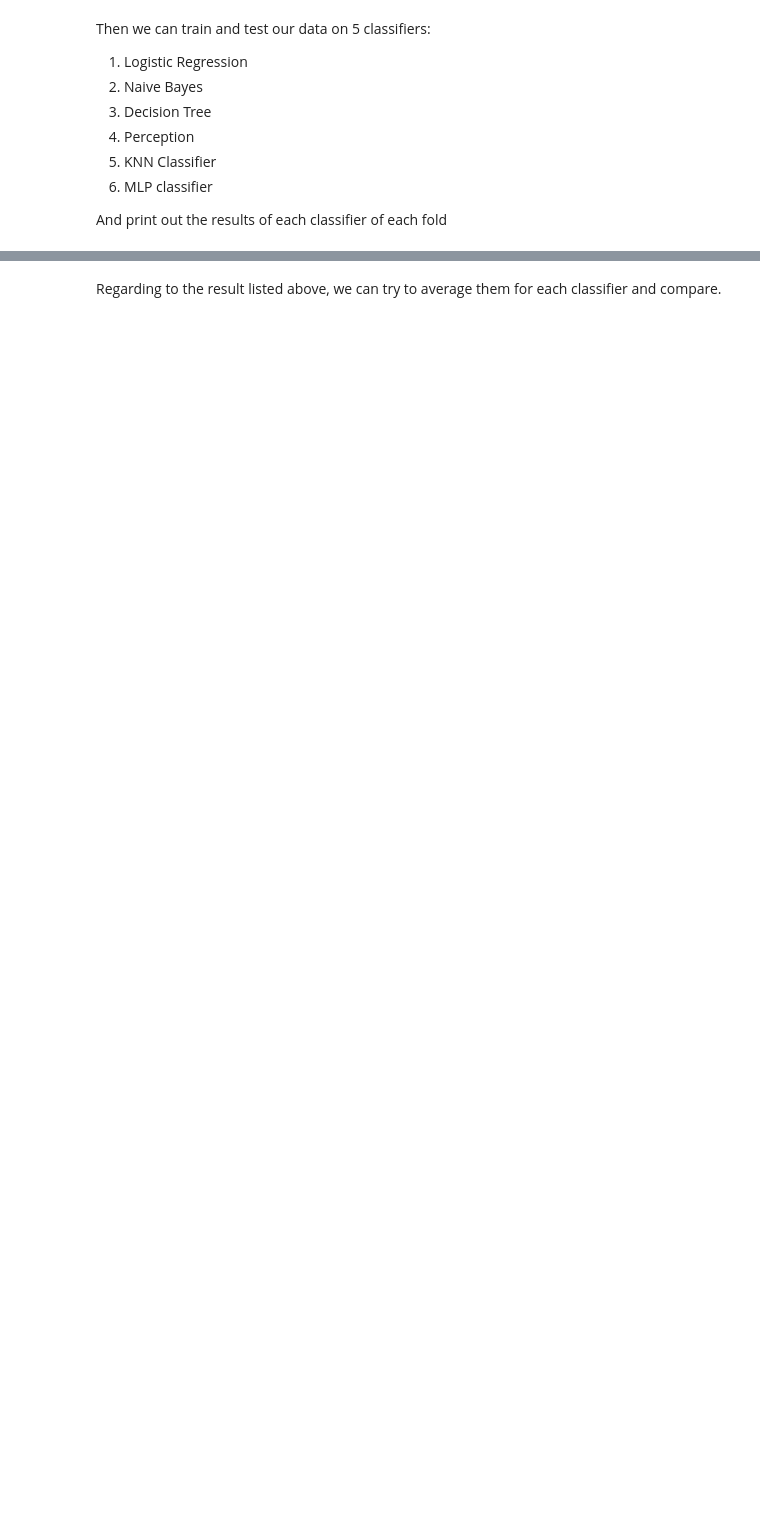
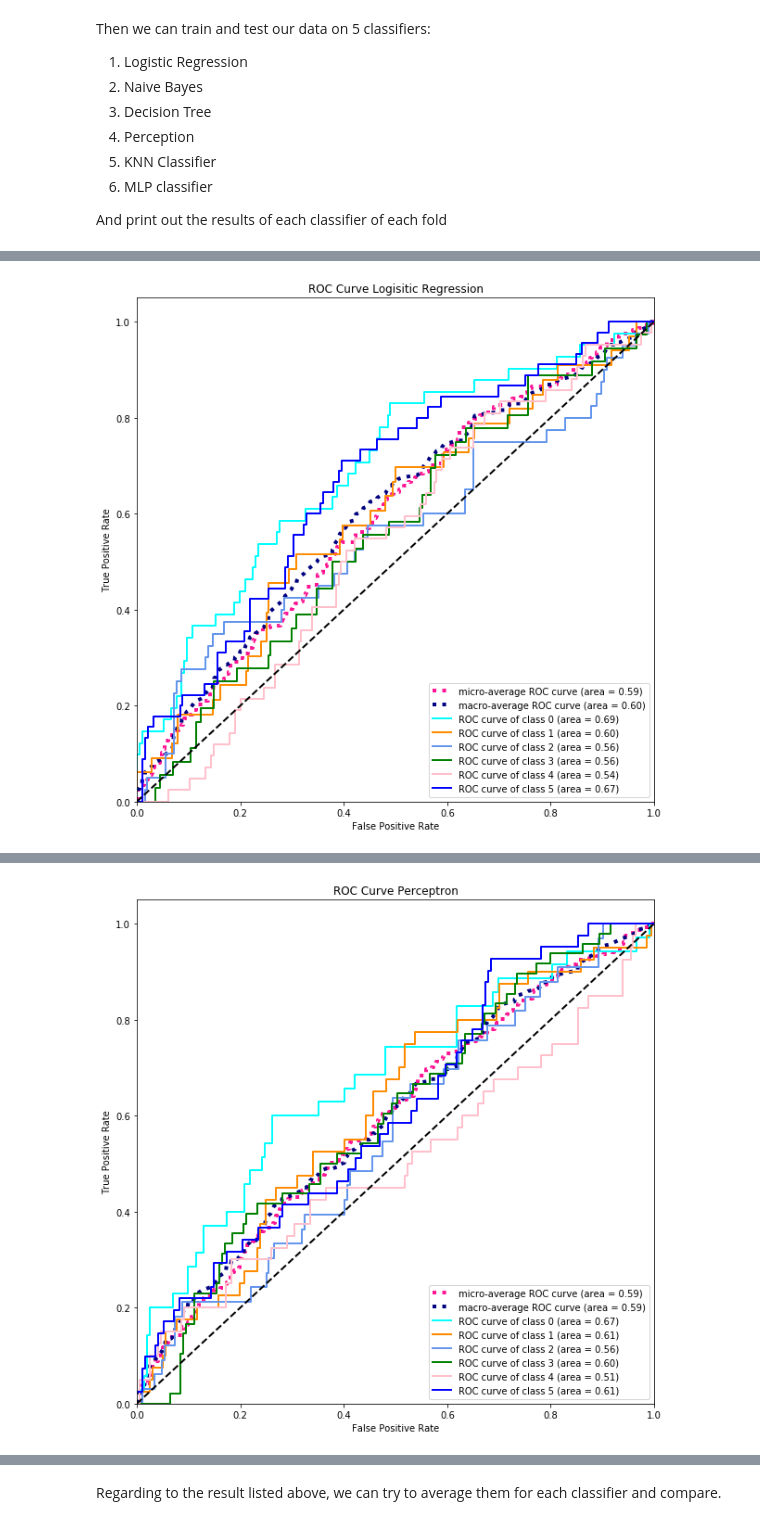
Before and after one commit to Chloeiii/SENG474, a Jupyter notebook: Project_Recipe.ipynb, the cells around one changed output, grey strips where cells are left out. Drawn from its saved outputs; the diff is of its cells as text; code cells hidden in the pictures; blank space fills up the shorter version.

```diff
--- a/Project_Recipe.ipynb
+++ b/Project_Recipe.ipynb
@@ -197,6 +198,6 @@ rating <3.7 - unwelcome recipies
 
 How many popular recipies?
 # %%
-data['Rating_Popular_or_Unwelcome'] = np.where(data['rating']<3.7, 'U', 'P')
+data['Rating_Popular_or_Unwelcome'] = np.where(data['rating']<3.7, 0, 1) # 0 = unwelcome &&  1 = popular
 data.Rating_Popular_or_Unwelcome.value_counts()
 # %% [output]
@@ -225,8 +206,0 @@ Seems like the relationship between calories and rating is weak, let's try calor
-# %%
-x = data_general_info_normalized['calories']
-y = data_general_info_normalized['fat']
-
-plt.xlabel("Calories (normalized)")
-plt.ylabel("fat (normalized)")
-
-plt.plot(x, y, '+', color='red', alpha=0.2);
@@ -366 +469,8 @@ class confidenceInterval:
+# %%
+# Most attributes are binary ie/ NUM_CLASSES = 2, but the first 6 columns are continous and thus can be divided into
+# however many discrete classes as the user sees fit
+
+CLASS_LABEL = 'rating'
+NUM_CLASSES = 6
+NUM_SPLITS = 2
 # %%
@@ -470,14 +555,17 @@ And print out the results of each classifier of each fold
 # %%
 count = 1
 
-
 for train_index, test_index in splits:
-    # print('Train Index: {}'.format(train_index))
-    # print('Test Index: {}'.format(test_index))
     X_train = X[train_index]
     y_train = y[train_index]
     X_test = X[test_index]
     y_test = y[test_index]
+
+
+    # print('Train Index: {}'.format(train_index))
+    # print('Test Index: {}'.format(test_index))
+
+    #print(y_train)
 
     # TODO: use a grid search to determine the best learning constant
     #       tweek C and max iterations to get good convergence and speed mix
@@ -488,6 +576,9 @@ for train_index, test_index in splits:
     svc_m = svm.SVC(gamma=0.00147059)  # gamma = 1/num_attributes
     svc_m2 = svm.SVC(gamma=0.00147059, kernel='poly')  # gamma = 1/num_attributes
     svc_m3 = svm.SVC(gamma=0.00147059, kernel='linear')  # gamma = 1/num_attributes
+
+
+
 
     log_reg_m.fit(X_train, y_train)
     nb.fit(X_train, y_train)
@@ -544,9 +635,12 @@ for train_index, test_index in splits:
     prediction = y1
     c1 = confidenceInterval()
     c1.establish(prediction, y_test, 80) # want to know with 80% confidence
-    print('\nFOLD -  {}\n'.format(count))
+    print('\nFOLD -  {} of {}\n'.format(count, NUM_SPLITS))
     print("Logistic Regression Prediction\n")
     c1.printConfidence()
+    log_reg_m = LogisticRegression(solver='lbfgs', C=0.1, max_iter=5000, multi_class='multinomial') #max_iter=50000
+    displayROC(log_reg_m, y, X, 'Logisitic Regression', np.random.randint(0,1000), NUM_CLASSES)
+
 
     #----------------------------------naive bayes----------------------------------
     prediction = y2
@@ -554,6 +648,8 @@ for train_index, test_index in splits:
     c2.establish(prediction, y_test, 80) # want to know with 80% confidence
     print("Naive Bayes\n")
     c2.printConfidence()
+    nb = GaussianNB()
+    displayROC(nb, y, X, 'Naive Bayes', np.random.randint(0,1000), NUM_CLASSES)
 
     #---------------------------------decision tree---------------------------------
     prediction = y3
@@ -561,6 +657,10 @@ for train_index, test_index in splits:
     c3.establish(prediction, y_test, 80) # want to know with 80% confidence
     print("Decision Tree\n")
     c3.printConfidence()
+    tree = DecisionTreeClassifier()
+    displayROC(tree, y, X, 'Decision Tree', np.random.randint(0,1000), NUM_CLASSES)
+
+
 
     #----------------------------------perception-----------------------------------
     prediction = y4
@@ -568,6 +668,10 @@ for train_index, test_index in splits:
     c4.establish(prediction, y_test, 80) # want to know with 80% confidence
     print("Perception\n")
     c4.printConfidence()
+    percep = Perceptron(tol=0.0001, max_iter=5000)
+    displayROC(percep, y, X, 'Perceptron', np.random.randint(0,1000), NUM_CLASSES)
+
+
 
     #----------------------------------KNN-----------------------------------
     classifier = KNeighborsClassifier(n_neighbors=5)
@@ -576,8 +680,11 @@ for train_index, test_index in splits:
     #print("Confusion Matrix:\n",confusion_matrix(y_test, y_pred))
     c5 = confidenceInterval()
     c5.establish(prediction, y_test, 80) # want to know with 80% confidence
-    print("KNN\n")
+    print("Nearest Neighbour (KNN)\n")
     c5.printConfidence()
+    classifier = KNeighborsClassifier(n_neighbors=5)
+    displayROC(mlp, y, X, 'Nearest Neighbour (KNN)', np.random.randint(0,1000), NUM_CLASSES)
+
 
     #----------------------------------MLP-----------------------------------
     mlp = MLPClassifier(hidden_layer_sizes=(13,13,13),max_iter=500)
@@ -592,27 +699,36 @@ for train_index, test_index in splits:
     prediction = mlp.predict(X_test)
     c6 = confidenceInterval()
     c6.establish(prediction, y_test, 80) # want to know with 80% confidence
-    print("MLP")
+    print("Neural Networks (MLP)")
     c6.printConfidence()
+    mlp = MLPClassifier(hidden_layer_sizes=(13,13,13),max_iter=500)
+    displayROC(mlp, y, X, 'Neural Networks (MLP)', np.random.randint(0,1000), NUM_CLASSES)
 
         #----------------------------------support vector machine-----------------------
     prediction = y5
     c7 = confidenceInterval()
     c7.establish(prediction, y_test, 80) # want to know with 80% confidence
-    print("Support Vector Machine\n")
+    print("Support Vector Machine 1\n")
     c7.printConfidence()
+    svc_m = svm.SVC(gamma=0.00147059)  # gamma = 1/num_attributes
+    displayROC(svc_m, y, X, 'Support Vector Machine 1', np.random.randint(0,1000), NUM_CLASSES)
+
 
     prediction = y6
     c8 = confidenceInterval()
     c8.establish(prediction, y_test, 80) # want to know with 80% confidence
-    print("Support Vector Machine2\n")
+    print("Support Vector Machine 2\n")
     c8.printConfidence()
+    svc_m2 = svm.SVC(gamma=0.00147059, kernel='poly')  # gamma = 1/num_attributes
+    displayROC(svc_m2, y, X, 'Support Vector Machine 2', np.random.randint(0,1000), NUM_CLASSES)
 
     prediction = y7
     c9 = confidenceInterval()
     c9.establish(prediction, y_test, 80) # want to know with 80% confidence
-    print("Support Vector Machine3\n")
+    print("Support Vector Machine 3\n")
     c9.printConfidence()
+    svc_m3 = svm.SVC(gamma=0.00147059, kernel='linear')  # gamma = 1/num_attributes
+    displayROC(svc_m3, y, X, 'Support Vector Machine 3', np.random.randint(0,1000), NUM_CLASSES)
 
     #----------------------------------random----------------------------------
 
@@ -631,11 +747,5 @@ for train_index, test_index in splits:
     print("Combined Using Voting\n")
     c12.printConfidence()
 
-    #prediction = np.around(np.random.rand(y_test.shape[0])*5)
-    #c8 = confidenceInterval()
-    #c8.establish(prediction, y_test, 80) # want to know with 80% confidence
-    #print("Random\n")
-    #c8.printConfidence()
-
     count += 1
 # %% [output]
@@ -658,0 +766 @@ With 80.0% confidence probability of correct classification is in the range 83.4
+[figure, added]
@@ -658,0 +784 @@ With 80.0% confidence probability of correct classification is in the range 83.4
+[figure, added]
```
Also changed, not shown: parts of 20 cells of this notebook.
